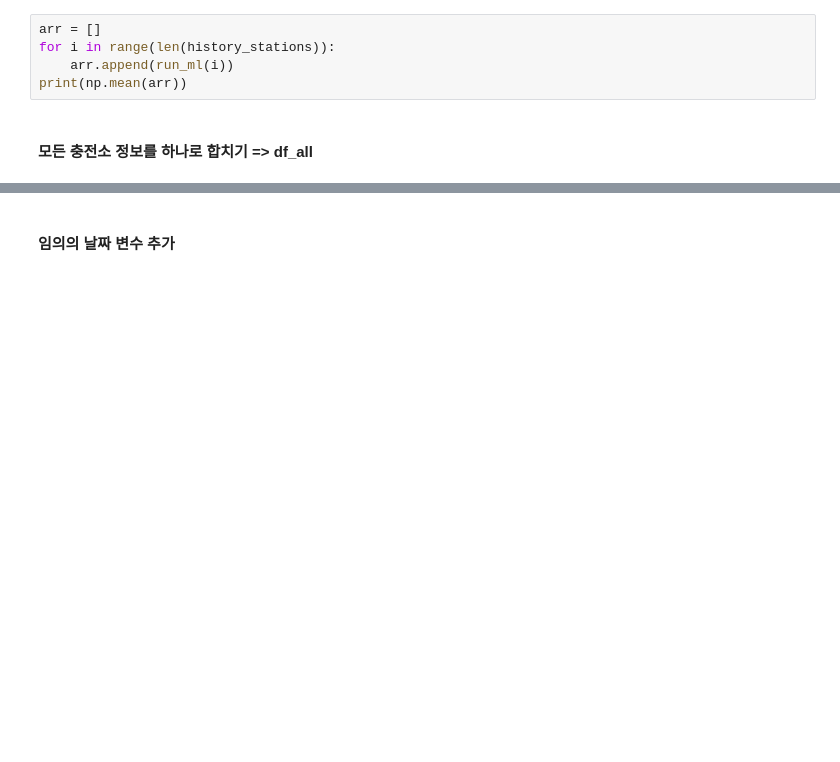
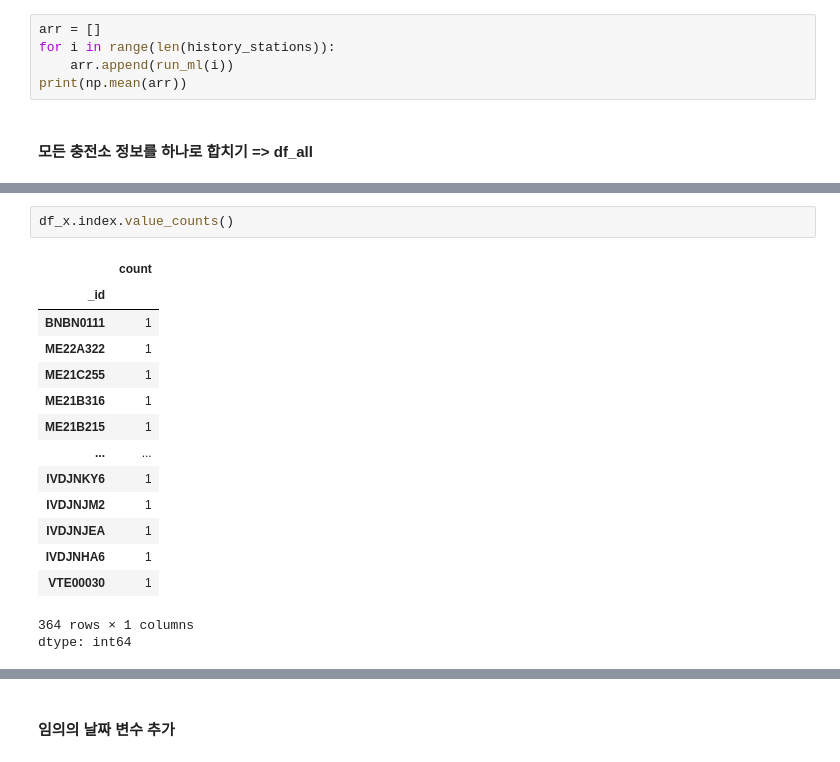
Before and after one commit to mandarinnn2/Grad_AI, a Jupyter notebook: final_grad.ipynb, the cells around one changed output, grey strips where cells are left out. Saved outputs shown, nothing was run; the diff lists cells and outputs as text; blank space fills up the shorter version.

```diff
--- a/final_grad.ipynb
+++ b/final_grad.ipynb
@@ -843,0 +915,18 @@ df_all.tail()
+# %%
+df_x.index.value_counts()
+# %% [output]
+|  | count |
+| _id |  |
+| BNBN0111 | 1 |
+| ME22A322 | 1 |
+| ME21C255 | 1 |
+| ME21B316 | 1 |
+| ME21B215 | 1 |
+| ... | ... |
+| IVDJNKY6 | 1 |
+| IVDJNJM2 | 1 |
+| IVDJNJEA | 1 |
+| IVDJNHA6 | 1 |
+| VTE00030 | 1 |
+364 rows × 1 columns
+dtype: int64
```
Also changed, not shown: parts of 22 cells of this notebook.
